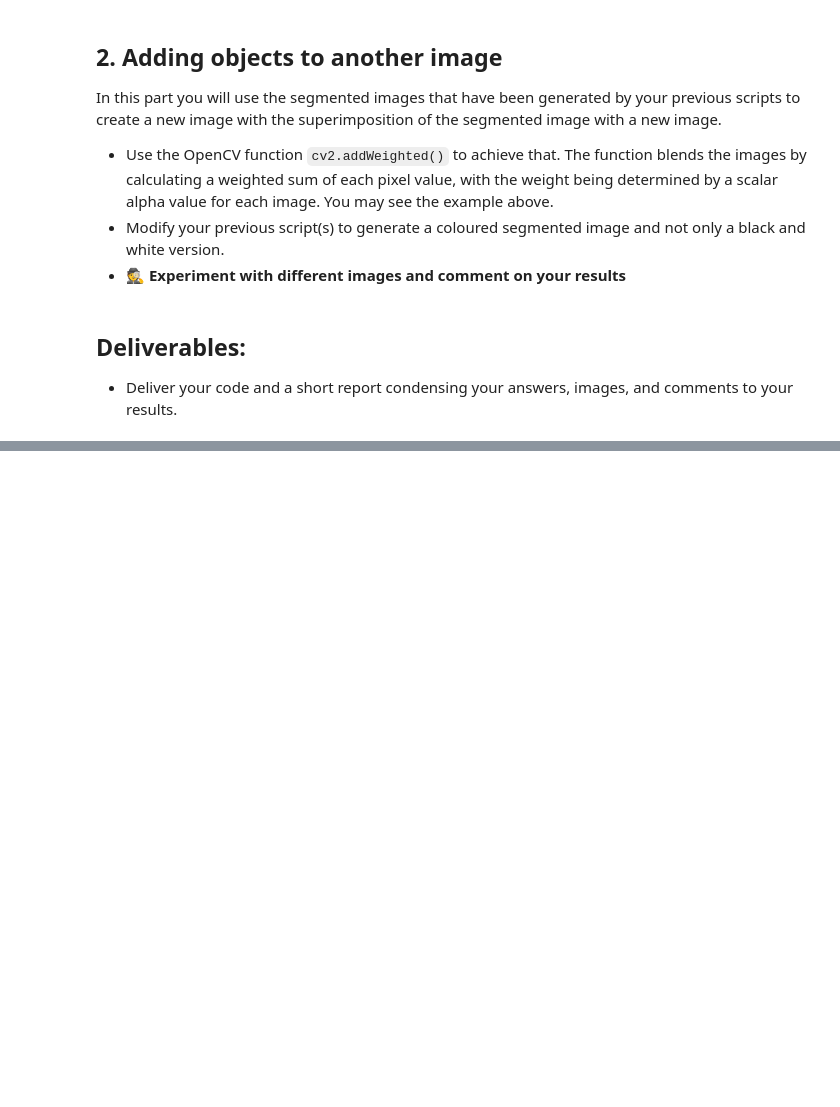
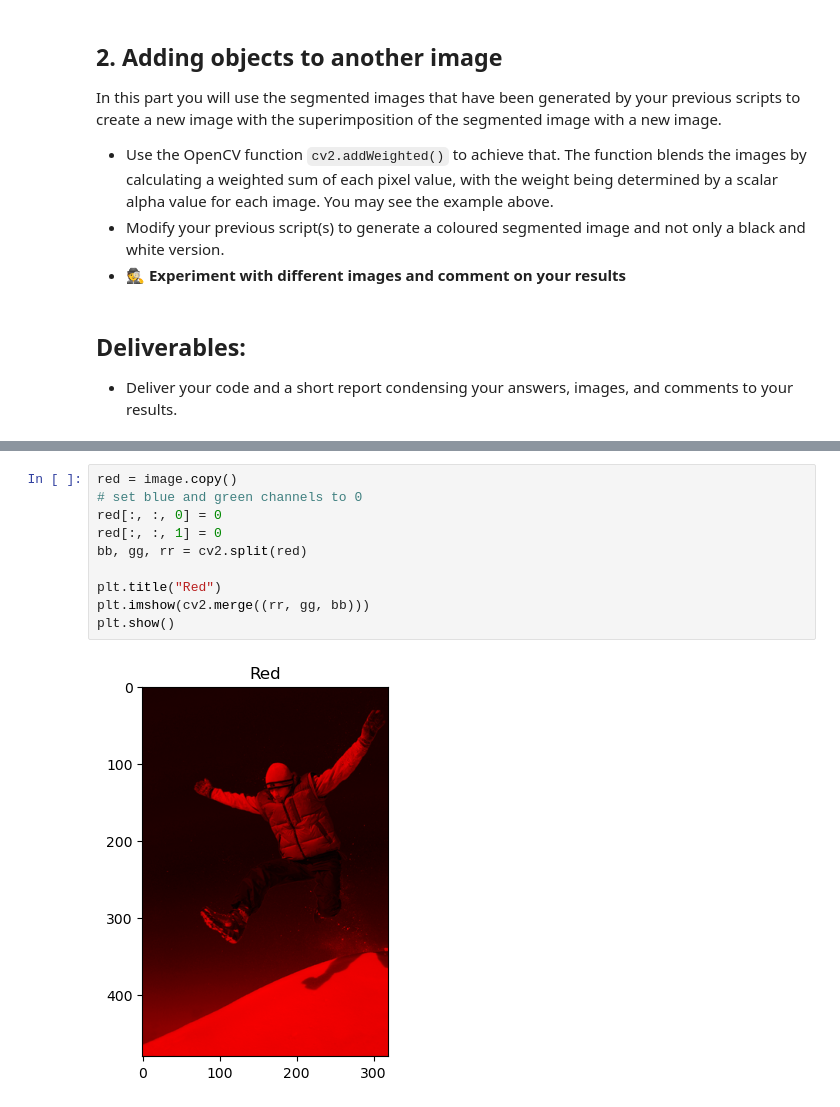
Before and after one commit to Miguel26-pixel/FEUP_SAM, a Jupyter notebook: Assignment2/ImageSegmentation.ipynb, the cells around one changed output, grey strips where cells are left out. Cells and saved outputs as stored; diff of their text form; blank space fills up the shorter version.

```diff
--- a/Assignment2/ImageSegmentation.ipynb
+++ b/Assignment2/ImageSegmentation.ipynb
@@ -154,0 +211,12 @@ In this part you will use the segmented images that have been generated by your
+# %%
+red = image.copy()
+# set blue and green channels to 0
+red[:, :, 0] = 0
+red[:, :, 1] = 0
+bb, gg, rr = cv2.split(red)
+
+plt.title("Red")
+plt.imshow(cv2.merge((rr, gg, bb)))
+plt.show()
+# %% [output]
+[figure, added]
```
Also changed, not shown: parts of 16 cells of this notebook.
